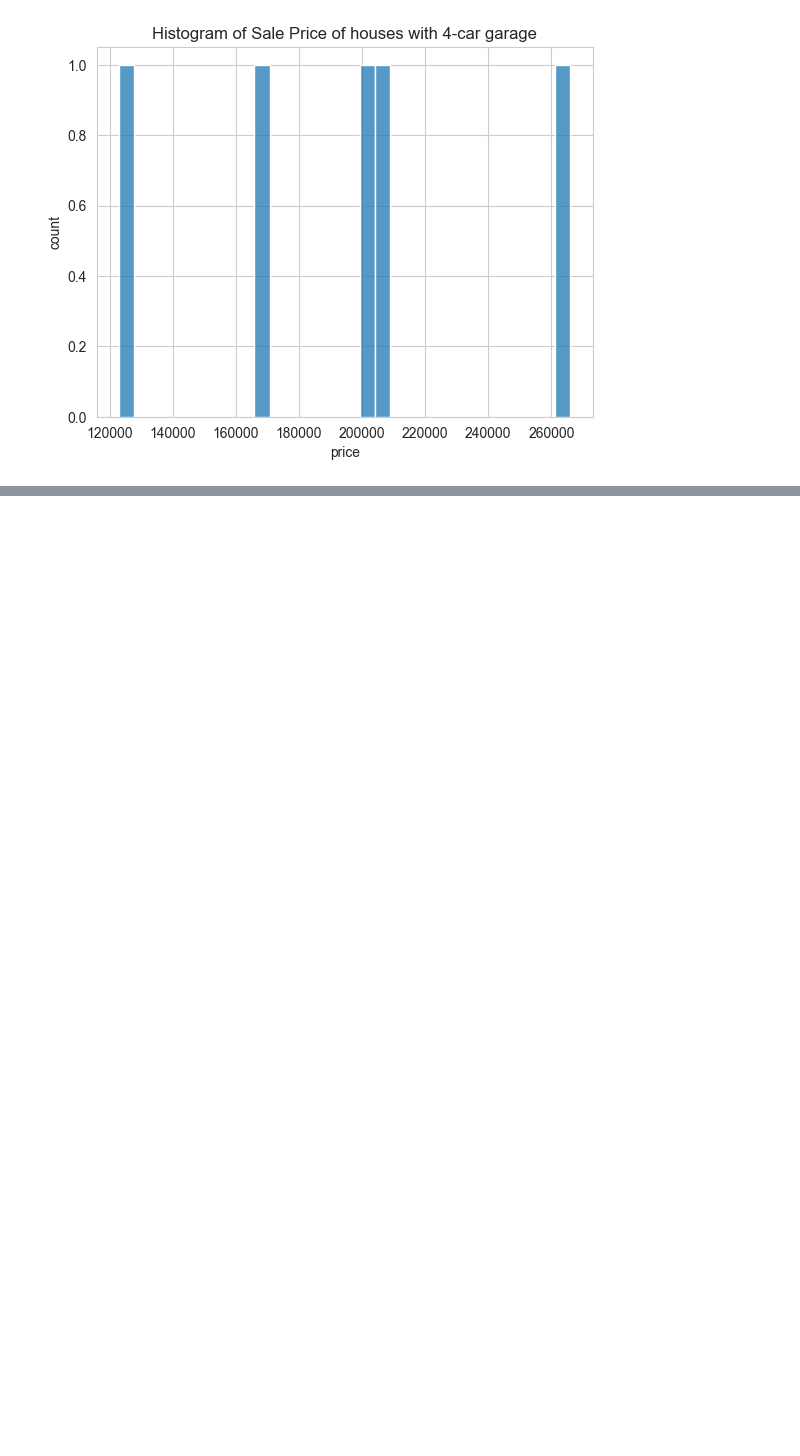
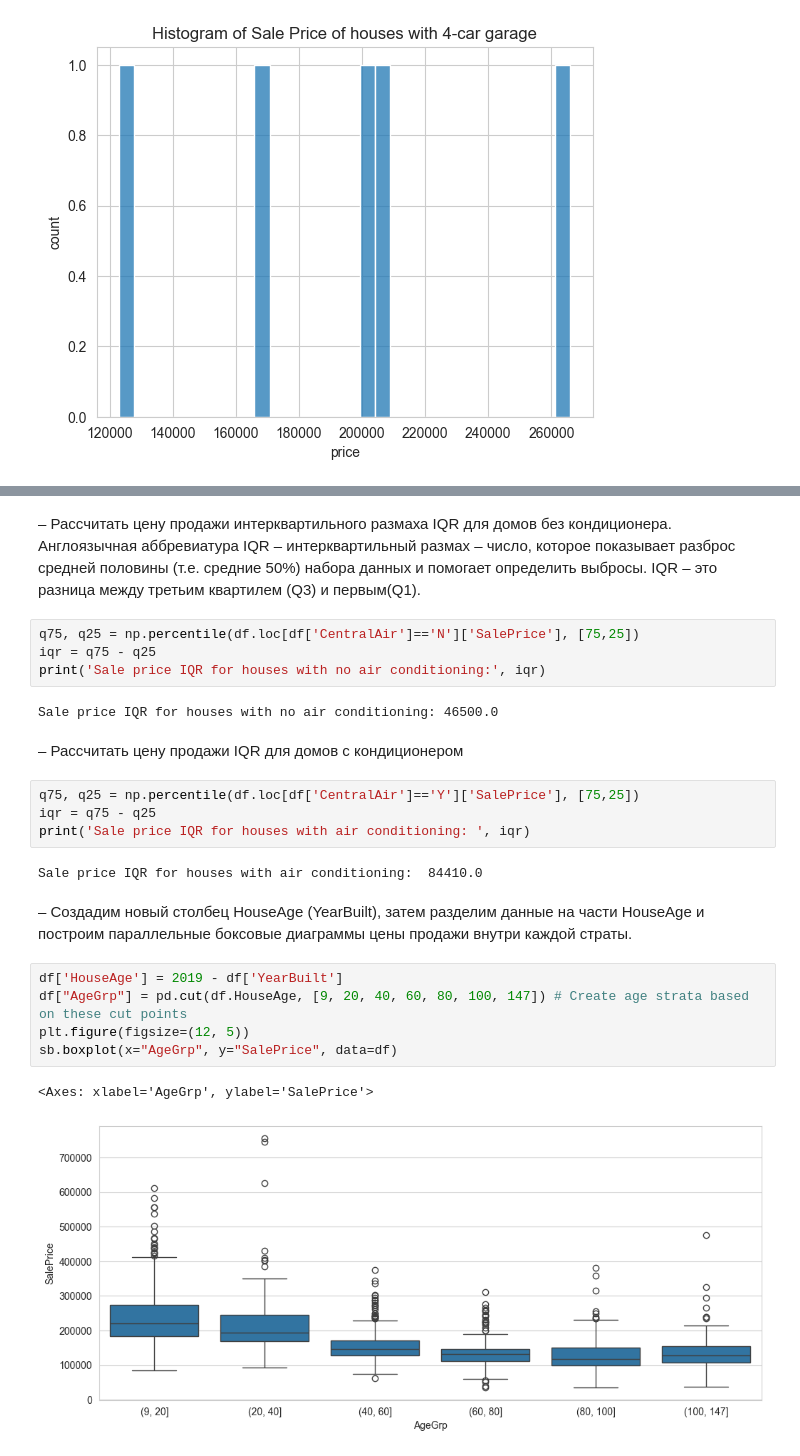
Before and after one commit to GreyFW/Intro_to_ML, a Jupyter notebook: lab5/lab5_n2.ipynb, the cells around one changed output, grey strips where cells are left out. Saved outputs shown, nothing was run; the diff lists cells and outputs as text; blank space fills up the shorter version.

```diff
--- a/lab5/lab5_n2.ipynb
+++ b/lab5/lab5_n2.ipynb
@@ -556,0 +660,32 @@ plot_hist_for_garage(4, "Histogram of Sale Price of houses with 4-car garage")
+# %% [markdown]
+– Рассчитать цену продажи интерквартильного размаха IQR для домов без
+кондиционера. Англоязычная аббревиатура IQR – интерквартильный размах –
+число, которое показывает разброс средней половины (т.е. средние 50%) набора
+данных и помогает определить выбросы. IQR – это разница между третьим
+квартилем (Q3) и первым(Q1).
+# %%
+q75, q25 = np.percentile(df.loc[df['CentralAir']=='N']['SalePrice'], [75,25])
+iqr = q75 - q25
+print('Sale price IQR for houses with no air conditioning:', iqr)
+# %% [output]
+Sale price IQR for houses with no air conditioning: 46500.0
+# %% [markdown]
+– Рассчитать цену продажи IQR для домов с кондиционером
+# %%
+q75, q25 = np.percentile(df.loc[df['CentralAir']=='Y']['SalePrice'], [75,25])
+iqr = q75 - q25
+print('Sale price IQR for houses with air conditioning: ', iqr)
+# %% [output]
+Sale price IQR for houses with air conditioning:  84410.0
+# %% [markdown]
+– Создадим новый столбец HouseAge (YearBuilt), затем разделим данные на части
+HouseAge и построим параллельные боксовые диаграммы цены продажи внутри
+каждой страты.
+# %%
+df['HouseAge'] = 2019 - df['YearBuilt']
+df["AgeGrp"] = pd.cut(df.HouseAge, [9, 20, 40, 60, 80, 100, 147]) # Create age strata based on these cut points
+plt.figure(figsize=(12, 5))
+sb.boxplot(x="AgeGrp", y="SalePrice", data=df)
+# %% [output]
+<Axes: xlabel='AgeGrp', ylabel='SalePrice'>
+[figure, added]
```
Also changed, not shown: parts of 41 cells of this notebook, 2 other files.
